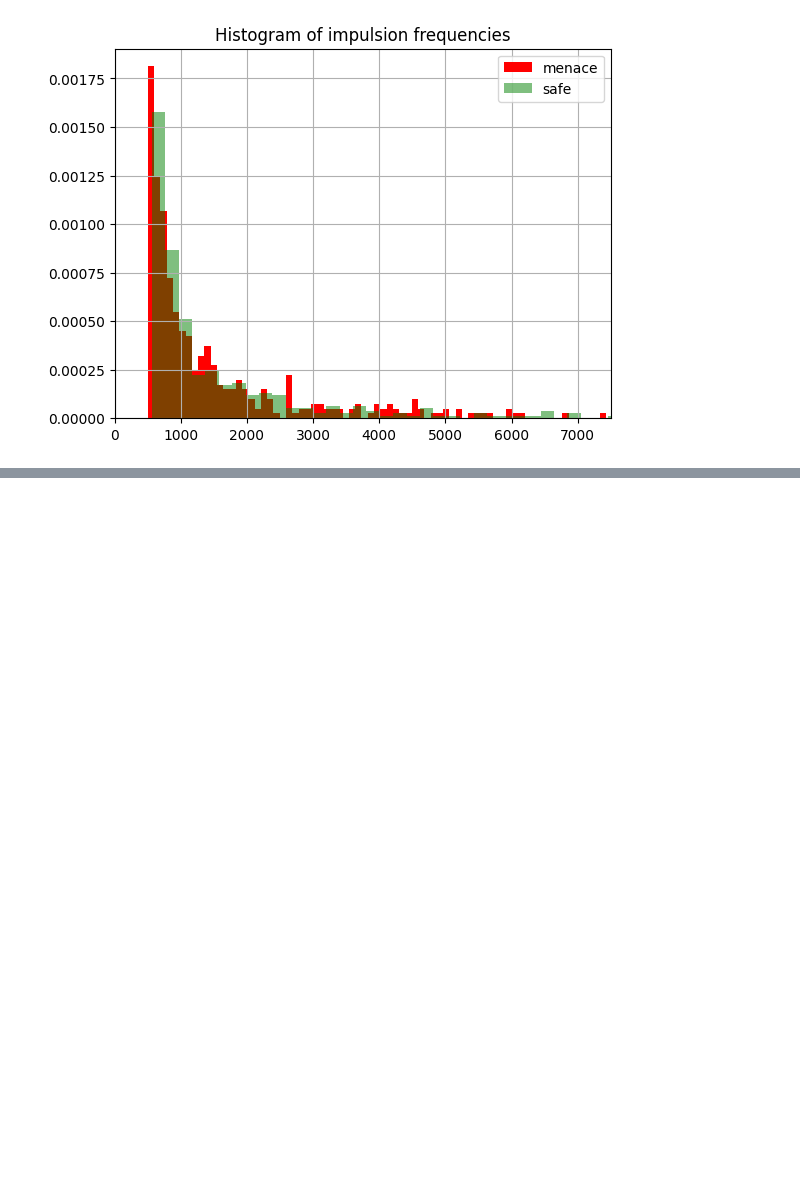
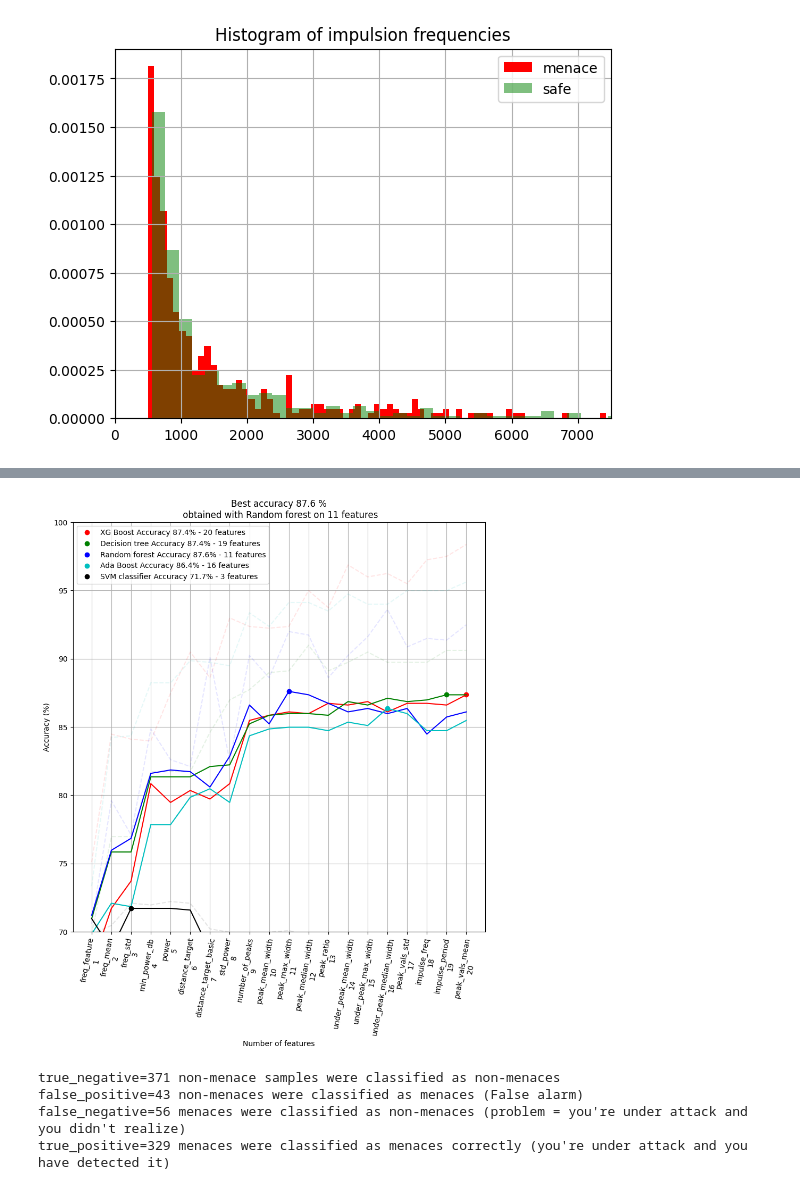
Before and after one commit to balthazarneveu/MVA23_SIGNAL, a Jupyter notebook: lab_02/rapport.ipynb, the cells around one changed output, grey strips where cells are left out. Cells and saved outputs as stored; diff of their text form; code cells hidden in the pictures; blank space fills up the shorter version.

```diff
--- a/lab_02/rapport.ipynb
+++ b/lab_02/rapport.ipynb
@@ -316,0 +284,60 @@ plt.show()
+# %%
+whiten_flag=False
+# whiten_flag=True
+x_train, y_train, labels_features = get_better_features(df_train)
+x_test, y_test, _ = get_better_features(df_test)
+if whiten_flag:
+    x_train, mean, stddev = whiten(x_train)
+    x_test, _, _ = whiten(x_test, mean=mean, stddev=stddev)
+
+COLOR_LIST = "rgbckyp"
+best_accuracies_overall = []
+best_feature_dimensions = []
+best_confusion_matrix_overall = []
+# classifiers_list = ALL_CLASSIFIERS #[DECISION_TREE, RANDOM_FOREST, SVM, ADABOOST]
+# classifiers_list = [SVM]
+classifiers_list = [XG_BOOST,  DECISION_TREE, RANDOM_FOREST, ADABOOST, SVM]
+scanned_feature_dimension = list(range(1, len(labels_features)+1))
+plt.figure(figsize=(10, 10))
+for classifier_index, classifier_type in enumerate(classifiers_list):
+    best_accuracies = []
+    feature_dimensions = []
+    confusion_matrices = []
+    color = COLOR_LIST[classifier_index%len(COLOR_LIST)]
+    for feature_dimension in scanned_feature_dimension:
+        accuracies, best_depth, _, confusion_matrix = train_classifier(x_train, x_test, y_train, y_test, feature_dimension=feature_dimension, debug=False,  show=False, classifier=classifier_type)
+        # print(f"#features={feature_dimension} Tree depth={best_depth} accuracy training {accuracies[0]*100:.1f}% | accuracy test {accuracies[1]*100:.1f}%")
+        best_accuracies.append(accuracies)
+        feature_dimensions.append(feature_dimension)
+        confusion_matrices.append(confusion_matrix)
+    plt.plot(feature_dimensions, 100.*np.array(best_accuracies)[:, 0], color+"--", alpha=0.1) #label=f"{classifier_type} accuracy training")
+    plt.plot(feature_dimensions, 100.*np.array(best_accuracies)[:, 1], color+"-") #label=f"{classifier_type} accuracy validation")
+    best_index = np.argmax(np.array(best_accuracies)[:, 1])
+    best_accuracy = best_accuracies[best_index][1]
+    best_confusion_matrix = confusion_matrices[best_index]
+    best_feature_dimension = feature_dimensions[best_index]
+    plt.plot(feature_dimensions[best_index], 100.*best_accuracy, color+"o", label=f"{classifier_type} Accuracy {100*best_accuracy:.1f}% - {best_feature_dimension} features")
+    plt.legend()
+    best_accuracies_overall.append(best_accuracy)
+    best_feature_dimensions.append(best_feature_dimension)
+    best_confusion_matrix_overall.append(best_confusion_matrix)
+best_classifier_index = np.argmax(np.array(best_accuracies_overall))
+plt.title(f"Best accuracy {100*best_accuracies_overall[best_classifier_index]:.1f} %\n"+
+          f" obtained with {classifiers_list[best_classifier_index]}" +
+          f" on {best_feature_dimensions[best_classifier_index]} features")
+new_labels = labels_features[:len(scanned_feature_dimension)]
+new_labels = [f"{label}\n{feature}" for label, feature in zip(new_labels, scanned_feature_dimension)]
+plt.xticks(scanned_feature_dimension, new_labels, rotation=80)
+plt.xlabel("Number of features")
+plt.ylabel(r"Accuracy (%)")
+plt.ylim(70, 100)
+plt.grid()
+plt.show()
+
+display_confusion_matrix(best_confusion_matrix_overall[best_classifier_index])
+# %% [output]
+[figure, added]
+true_negative=371 non-menace samples were classified as non-menaces
+false_positive=43 non-menaces were classified as menaces (False alarm)
+false_negative=56 menaces were classified as non-menaces (problem = you're under attack and you didn't realize)
+true_positive=329 menaces were classified as menaces correctly (you're under attack and you have detected it)
```
Also changed, not shown: parts of 9 cells of this notebook, 1 other file.
